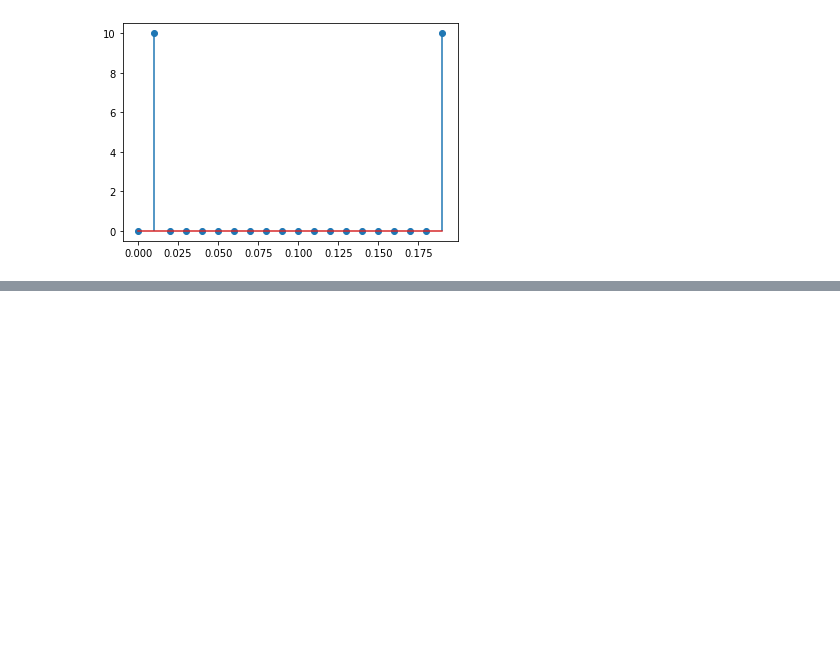
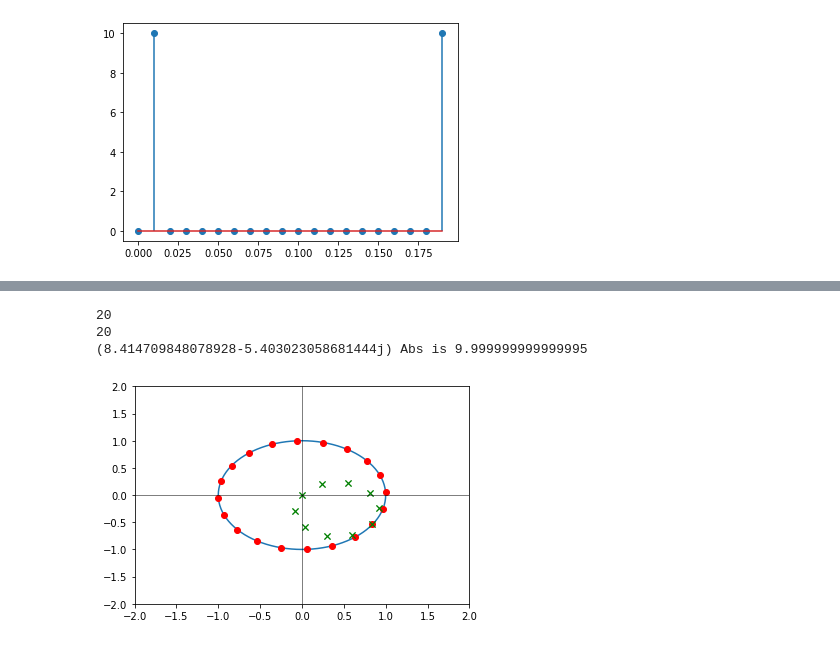
Before and after one commit to EventHorizon1003/DSP-Learning-, a Jupyter notebook: FFT_learnig.ipynb, the cells around one changed output, grey strips where cells are left out. Saved outputs shown, nothing was run; the diff lists cells and outputs as text; code cells hidden in the pictures; blank space fills up the shorter version.

```diff
--- a/FFT_learnig.ipynb
+++ b/FFT_learnig.ipynb
@@ -152,0 +156,34 @@ k is 19 and total is 5.0
+# %%
+# Visualization of DFT algorithm
+# X[k] = (N-1)Sigmna(n=0) x[n]e^(-j2*pi*k*n/N)
+# Plot the e^(-j2*pi*k*n/N) on complex plane
+
+complex_t = exp_rad(1,(2*np.pi*1*0.5))
+complex_array = exp_list(20,x[0:20],1)
+complex_array_2 = fft_list(20,x[0:20],19)
+print(len(complex_array))
+print(len(complex_array_2))
+#print(complex_array)
+print(str(np.sum(complex_array_2)) + " Abs is " + str(abs(np.sum(complex_array_2))))
+
+
+#plot the unit circle on the complex plane
+t = np.linspace(0,2*np.pi,101)
+plt.plot(np.cos(t),np.sin(t))
+
+#plot the output of exp_rad onto the complex plane
+plt.plot(np.real(complex_array),np.imag(complex_array),"ro")
+plt.plot(np.real(complex_array_2),np.imag(complex_array_2),"gx")
+
+#graph settings
+#plt.axes().set_aspect("equal")
+plt.xlim(-2,2)
+plt.ylim(-2,2)
+plt.plot([0,0],[-2,2],'k',linewidth=0.5)
+plt.plot([-2,2],[0,0],'k',linewidth=0.5)
+plt.show()
+# %% [output]
+20
+20
+(8.414709848078928-5.403023058681444j) Abs is 9.999999999999995
+[figure, added]
```
Also changed, not shown: parts of 3 cells of this notebook.
